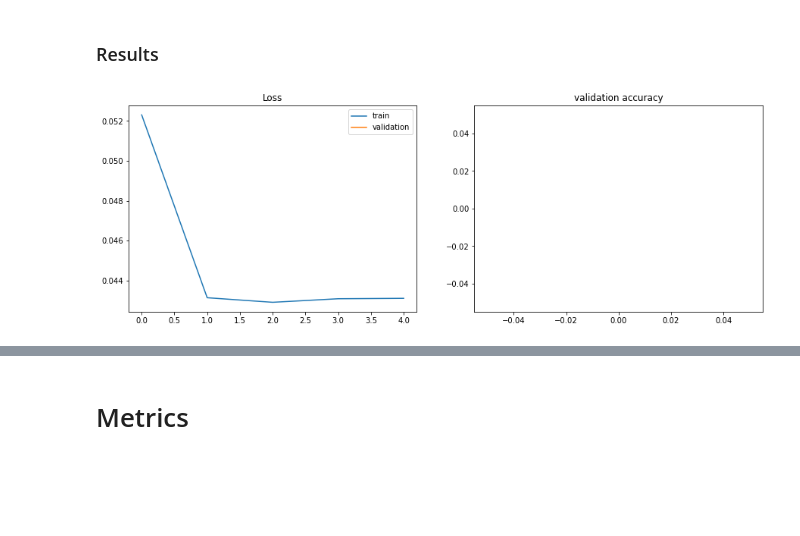
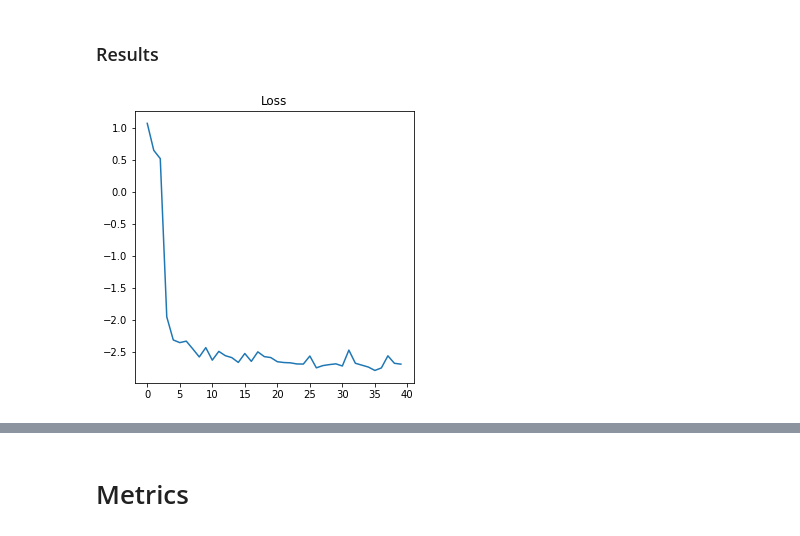
Before and after one commit to mxm0312/Generative_models, a Jupyter notebook: VAE_behavior.ipynb, the cells around one changed output, grey strips where cells are left out. Saved outputs shown, nothing was run; the diff lists cells and outputs as text; code cells hidden in the pictures; blank space fills up the shorter version.

Commit message:
trained GAN and VAE models, compare metrics and update README.md

```diff
--- a/VAE_behavior.ipynb
+++ b/VAE_behavior.ipynb
@@ -19,13 +14,14 @@ plt.gray()
 ### Create dataset
 # %%
 dataset = BehaviourDataset('./behavior.csv', harmful_only=True)
-loader = DataLoader(dataset, batch_size=1, shuffle=True)
+loader = DataLoader(dataset, batch_size=BATCH_SIZE, shuffle=True)
 # %% [markdown]
 # VAE
 # %%
 class VariationalEncoder(nn.Module):
     def __init__(self):
         super().__init__()
+        self.activation = nn.LeakyReLU(0.2)
         self.linear1 = nn.Linear(PCA_COMPONENTS, 64)
         self.linear2 = nn.Linear(64, 32)
         self.linear3 = nn.Linear(32, 2)
@@ -37,8 +33,8 @@ class VariationalEncoder(nn.Module):
         self.kl = 0
 
     def forward(self, x):
-        x = self.linear1(x)
-        x = self.linear2(x)
+        x = self.activation(self.linear1(x))
+        x = self.activation(self.linear2(x))
         mu =  self.linear3(x)
         sigma = self.linear4(x)
         z = mu + sigma*self.N.sample(mu.shape)
@@ -51,8 +47,11 @@ class VariationalAutoencoder(nn.Module):
         self.encoder = VariationalEncoder()
         self.decoder = torch.nn.Sequential(
             torch.nn.Linear(2, 32),
-            torch.nn.ReLU(),
+            nn.Dropout(p=0.2),
+            nn.LeakyReLU(0.2),
             torch.nn.Linear(32, 64),
+            nn.Dropout(p=0.2),
+            nn.LeakyReLU(0.2),
             torch.nn.Linear(64, 105),
         )
 
@@ -65,7 +64,7 @@ optimizer = torch.optim.Adam(model.parameters(), lr = 1e-3)
 # %% [markdown]
 ### Train VAE
 # %%
-EPOCHS = 5
+EPOCHS = 40
 # %%
 vae_loss = train_model_vae(model, loader, optimizer, EPOCHS)
 # %% [output]
@@ -90,9 +88,9 @@ train loss: 0.043100
 # %% [markdown]
 ### Results
 # %%
-plot_train(vae_loss, [], [])
+plot_train(vae_loss)
 # %% [output]
-[figure, old version]
+[figure, new version]
 # %%
 plot_latent(loader, model, False)
 # %% [output]
```
Also changed, not shown: parts of 20 cells of this notebook, 6 other files.
